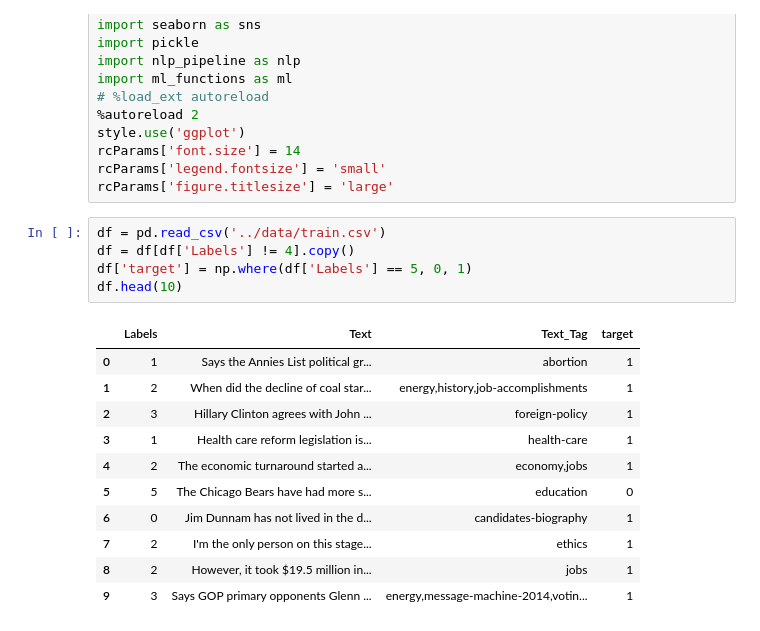
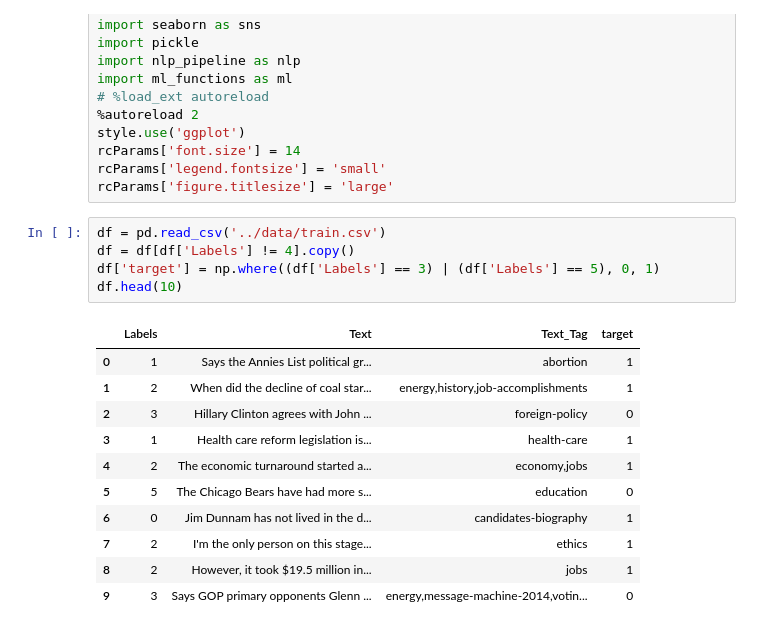
Before and after one commit to mdubatto/capstone2, a Jupyter notebook: src/Untitled.ipynb, the cells around one changed output. Drawn from its saved outputs; the diff is of its cells as text.

```diff
--- a/src/Untitled.ipynb
+++ b/src/Untitled.ipynb
@@ -27,17 +27,17 @@ rcParams['figure.titlesize'] = 'large'
 # %%
 df = pd.read_csv('../data/train.csv')
 df = df[df['Labels'] != 4].copy()
-df['target'] = np.where(df['Labels'] == 5, 0, 1)
+df['target'] = np.where((df['Labels'] == 3) | (df['Labels'] == 5), 0, 1)
 df.head(10)
 # %% [output]
 |  | Labels | Text | Text_Tag | target |
 | 0 | 1 | Says the Annies List political gr... | abortion | 1 |
 | 1 | 2 | When did the decline of coal star... | energy,history,job-accomplishments | 1 |
-| 2 | 3 | Hillary Clinton agrees with John ... | foreign-policy | 1 |
+| 2 | 3 | Hillary Clinton agrees with John ... | foreign-policy | 0 |
 | 3 | 1 | Health care reform legislation is... | health-care | 1 |
 | 4 | 2 | The economic turnaround started a... | economy,jobs | 1 |
 | 5 | 5 | The Chicago Bears have had more s... | education | 0 |
 | 6 | 0 | Jim Dunnam has not lived in the d... | candidates-biography | 1 |
 | 7 | 2 | I'm the only person on this stage... | ethics | 1 |
 | 8 | 2 | However, it took $19.5 million in... | jobs | 1 |
-| 9 | 3 | Says GOP primary opponents Glenn ... | energy,message-machine-2014,votin... | 1 |
+| 9 | 3 | Says GOP primary opponents Glenn ... | energy,message-machine-2014,votin... | 0 |
```
Also changed, not shown: parts of 25 cells of this notebook, 12 other files.
